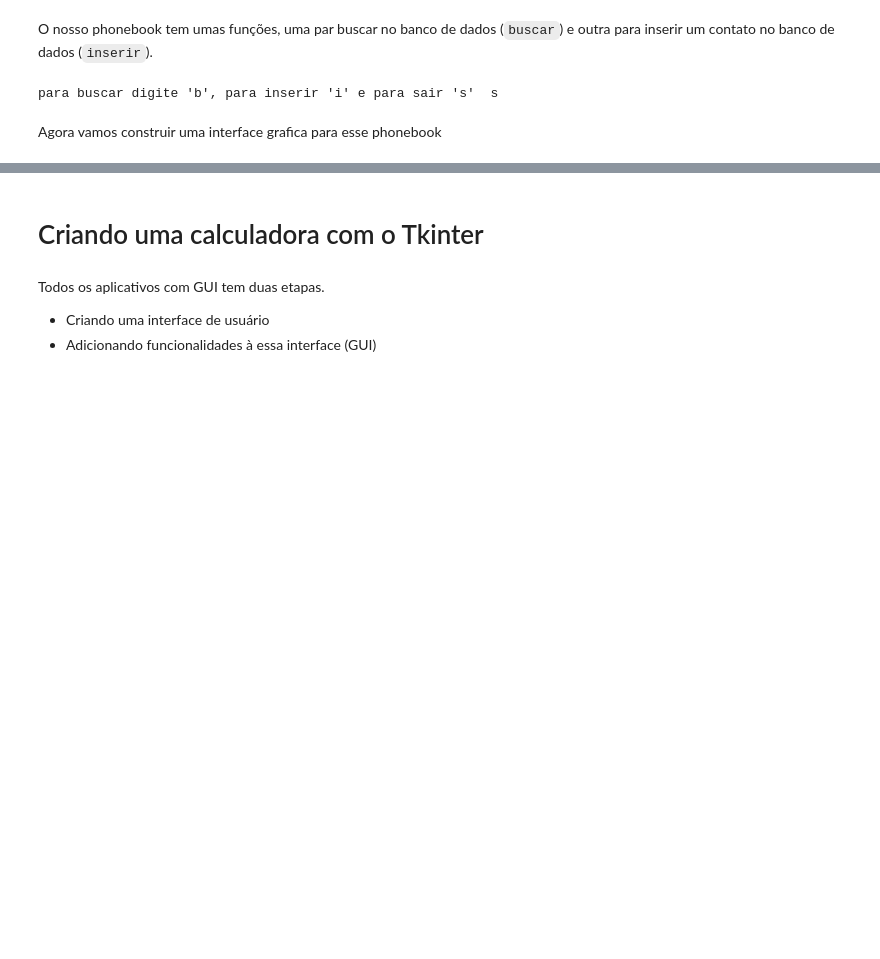
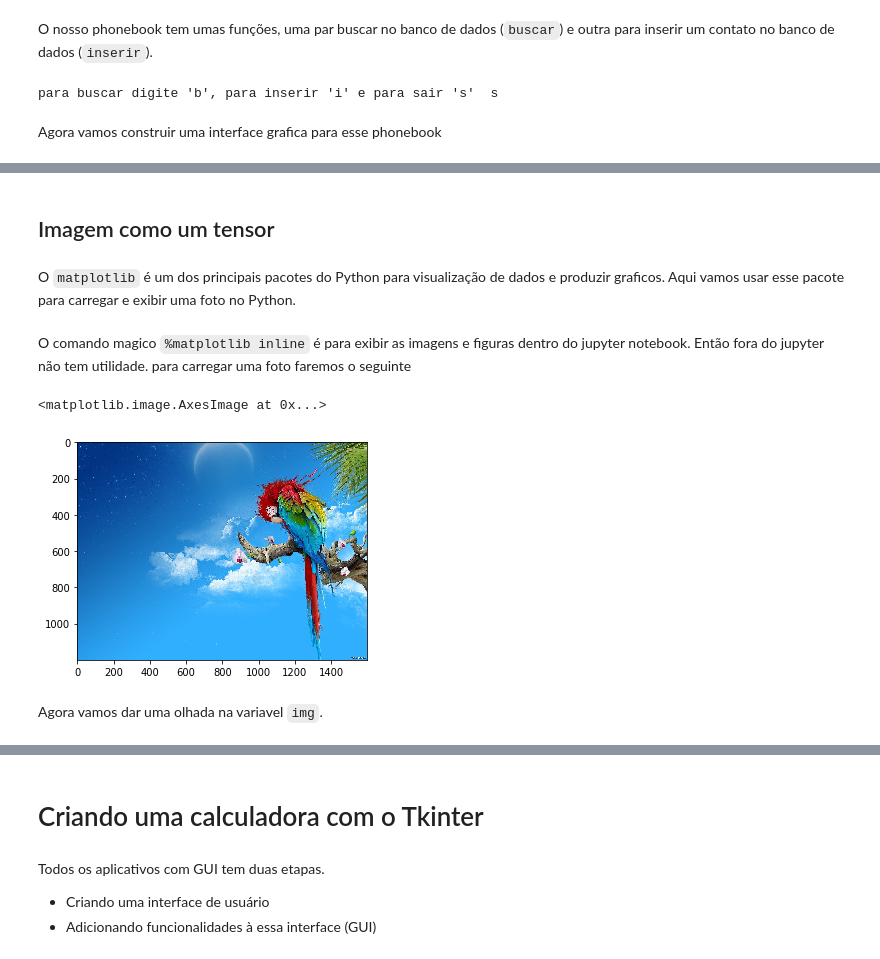
Before and after one commit to vnikoofard/Python_pratico, a Jupyter notebook: python_pratico.ipynb, the cells around one changed output, grey strips where cells are left out. Saved outputs shown, nothing was run; the diff lists cells and outputs as text; code cells hidden in the pictures; blank space fills up the shorter version.

```diff
--- a/python_pratico.ipynb
+++ b/python_pratico.ipynb
@@ -1352,0 +1506,4 @@ Agora vamos construir uma interface grafica para esse phonebook
+# %% [markdown]
+## Imagem como um tensor
+# %% [markdown]
+O `matplotlib` é um dos principais pacotes do Python para visualização de dados e produzir graficos. Aqui vamos usar esse pacote para carregar e exibir uma foto no Python.
@@ -1352,0 +1513,11 @@ Agora vamos construir uma interface grafica para esse phonebook
+# %% [markdown]
+O comando magico `%matplotlib inline` é para exibir as imagens e figuras dentro do jupyter notebook. Então fora do jupyter não tem utilidade. para carregar uma foto faremos o seguinte
+# %%
+img = plt.imread('parrot.jpg')
+# %%
+plt.imshow(img)
+# %% [output]
+<matplotlib.image.AxesImage at 0x...>
+[figure, added]
+# %% [markdown]
+Agora vamos dar uma olhada na variavel `img`.
```
Also changed, not shown: parts of 157 cells of this notebook, 9 other files.
